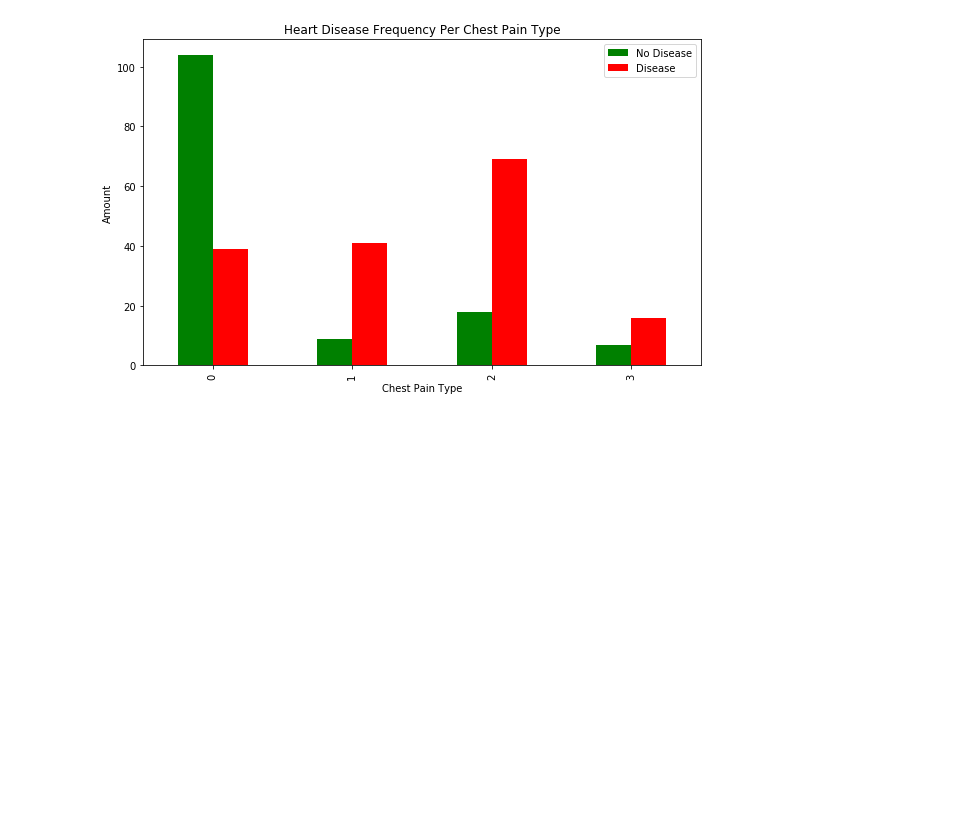
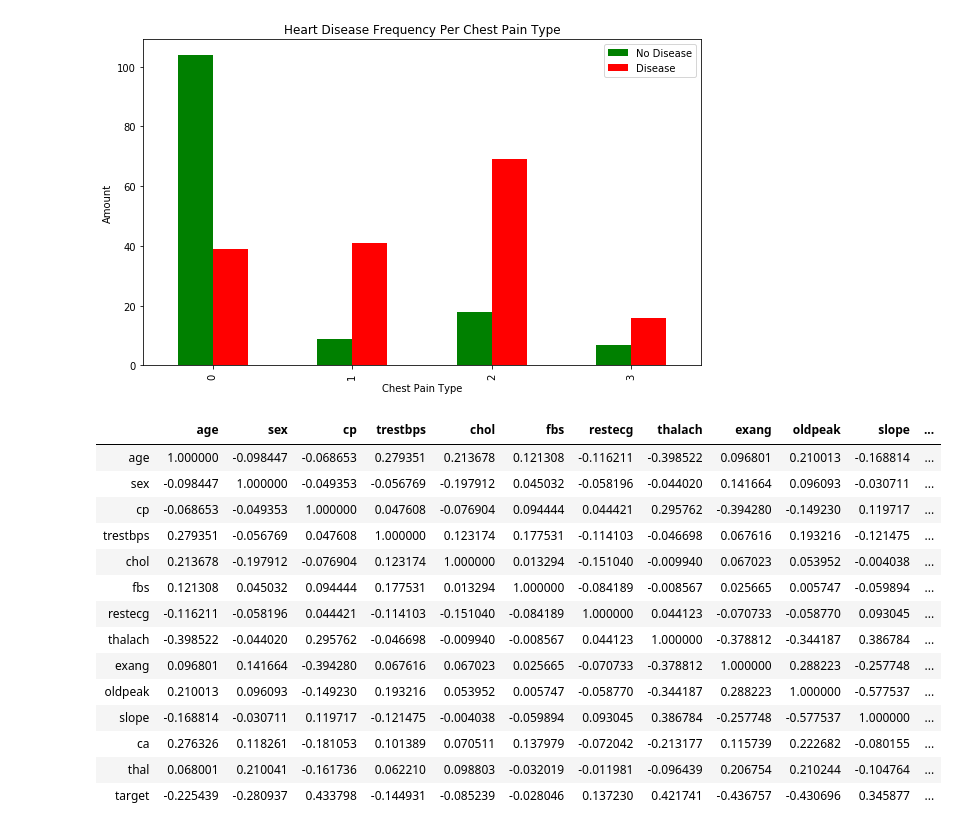
Before and after one commit to basharArif/heart-disease-classification, a Jupyter notebook: heart-disease-classification.ipynb, the cells around one changed output. Cells and saved outputs as stored; diff of their text form; code cells hidden in the pictures; blank space fills up the shorter version.

```diff
--- a/heart-disease-classification.ipynb
+++ b/heart-disease-classification.ipynb
@@ -176,3 +176,22 @@ plt.legend(["No Disease", "Disease"])
 plt.show()
 # %% [output]
 [figure]
+# %%
+# Make a correlation matrix
+df.corr()
+# %% [output]
+|  | age | sex | cp | trestbps | chol | fbs | restecg | thalach | exang | oldpeak | slope | ... |
+| age | 1.000000 | -0.098447 | -0.068653 | 0.279351 | 0.213678 | 0.121308 | -0.116211 | -0.398522 | 0.096801 | 0.210013 | -0.168814 | ... |
+| sex | -0.098447 | 1.000000 | -0.049353 | -0.056769 | -0.197912 | 0.045032 | -0.058196 | -0.044020 | 0.141664 | 0.096093 | -0.030711 | ... |
+| cp | -0.068653 | -0.049353 | 1.000000 | 0.047608 | -0.076904 | 0.094444 | 0.044421 | 0.295762 | -0.394280 | -0.149230 | 0.119717 | ... |
+| trestbps | 0.279351 | -0.056769 | 0.047608 | 1.000000 | 0.123174 | 0.177531 | -0.114103 | -0.046698 | 0.067616 | 0.193216 | -0.121475 | ... |
+| chol | 0.213678 | -0.197912 | -0.076904 | 0.123174 | 1.000000 | 0.013294 | -0.151040 | -0.009940 | 0.067023 | 0.053952 | -0.004038 | ... |
+| fbs | 0.121308 | 0.045032 | 0.094444 | 0.177531 | 0.013294 | 1.000000 | -0.084189 | -0.008567 | 0.025665 | 0.005747 | -0.059894 | ... |
+| restecg | -0.116211 | -0.058196 | 0.044421 | -0.114103 | -0.151040 | -0.084189 | 1.000000 | 0.044123 | -0.070733 | -0.058770 | 0.093045 | ... |
+| thalach | -0.398522 | -0.044020 | 0.295762 | -0.046698 | -0.009940 | -0.008567 | 0.044123 | 1.000000 | -0.378812 | -0.344187 | 0.386784 | ... |
+| exang | 0.096801 | 0.141664 | -0.394280 | 0.067616 | 0.067023 | 0.025665 | -0.070733 | -0.378812 | 1.000000 | 0.288223 | -0.257748 | ... |
+| oldpeak | 0.210013 | 0.096093 | -0.149230 | 0.193216 | 0.053952 | 0.005747 | -0.058770 | -0.344187 | 0.288223 | 1.000000 | -0.577537 | ... |
+| slope | -0.168814 | -0.030711 | 0.119717 | -0.121475 | -0.004038 | -0.059894 | 0.093045 | 0.386784 | -0.257748 | -0.577537 | 1.000000 | ... |
+| ca | 0.276326 | 0.118261 | -0.181053 | 0.101389 | 0.070511 | 0.137979 | -0.072042 | -0.213177 | 0.115739 | 0.222682 | -0.080155 | ... |
+| thal | 0.068001 | 0.210041 | -0.161736 | 0.062210 | 0.098803 | -0.032019 | -0.011981 | -0.096439 | 0.206754 | 0.210244 | -0.104764 | ... |
+| target | -0.225439 | -0.280937 | 0.433798 | -0.144931 | -0.085239 | -0.028046 | 0.137230 | 0.421741 | -0.436757 | -0.430696 | 0.345877 | ... |
```
Also changed, not shown: parts of 27 cells of this notebook.
